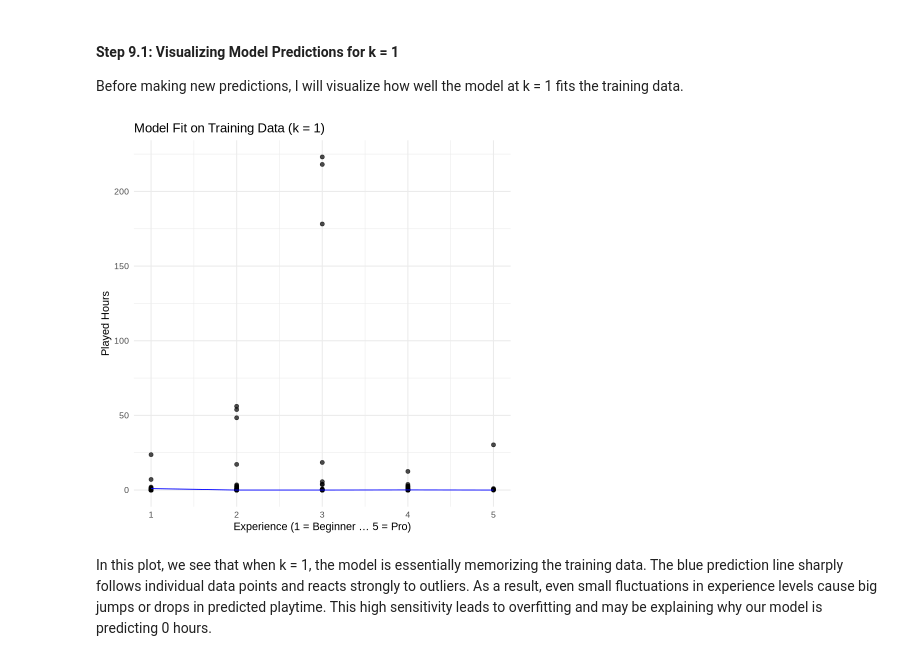
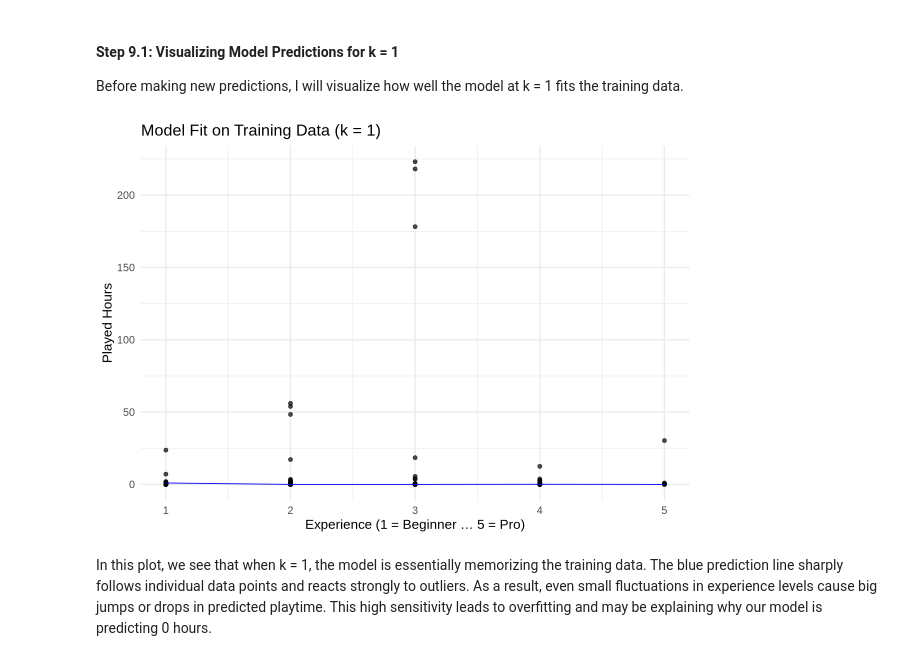
Before and after one commit to anroopchandi/datasci_project, a Jupyter notebook: Project-Notebook.ipynb, the cells around one changed output. Drawn from its saved outputs; the diff is of its cells as text; code cells hidden in the pictures.

```diff
--- a/Project-Notebook.ipynb
+++ b/Project-Notebook.ipynb
@@ -287,20 +290,21 @@ Before making new predictions, I will visualize how well the model at k = 1 fits
 # %%
 preds_k1 <- predict(players_best_fit, players_train) |>
   bind_cols(players_train)
 
+options(repr.plot.width = 10, repr.plot.height = 7)
 players_plot_k1 <- ggplot(preds_k1, aes(x = exp_num, y = played_hours)) +
   geom_point(alpha = 0.7, size = 2) +
   geom_line(aes(y = .pred), colour = "blue") +
   labs(
     x = "Experience (1 = Beginner … 5 = Pro)",
     y = "Played Hours",
     title = "Model Fit on Training Data (k = 1)"
   ) +
-  theme_minimal(base_size = 13)
+  theme_minimal(base_size = 16)
 
 players_plot_k1
 # %% [output]
-[figure, old version]
+[figure, new version]
 # %% [markdown]
 In this plot, we see that when k = 1, the model is essentially memorizing the training data. The blue prediction line sharply follows individual data points and reacts strongly to outliers. As a result, even small fluctuations in experience levels cause big jumps or drops in predicted playtime. This high sensitivity leads to overfitting and may be explaining why our model is predicting 0 hours.
 # %% [markdown]
```
Also changed, not shown: parts of 12 cells of this notebook.
